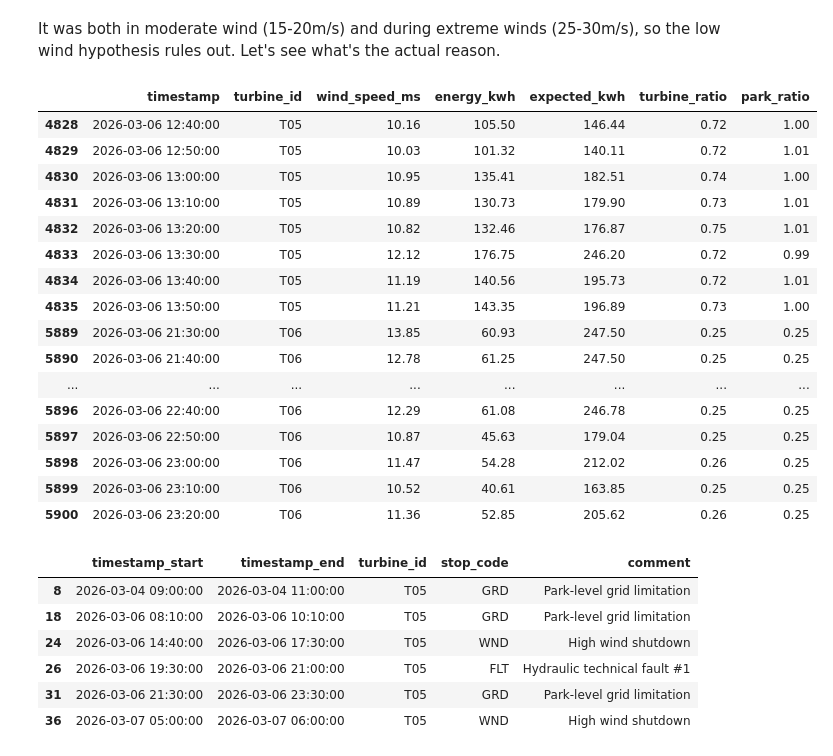
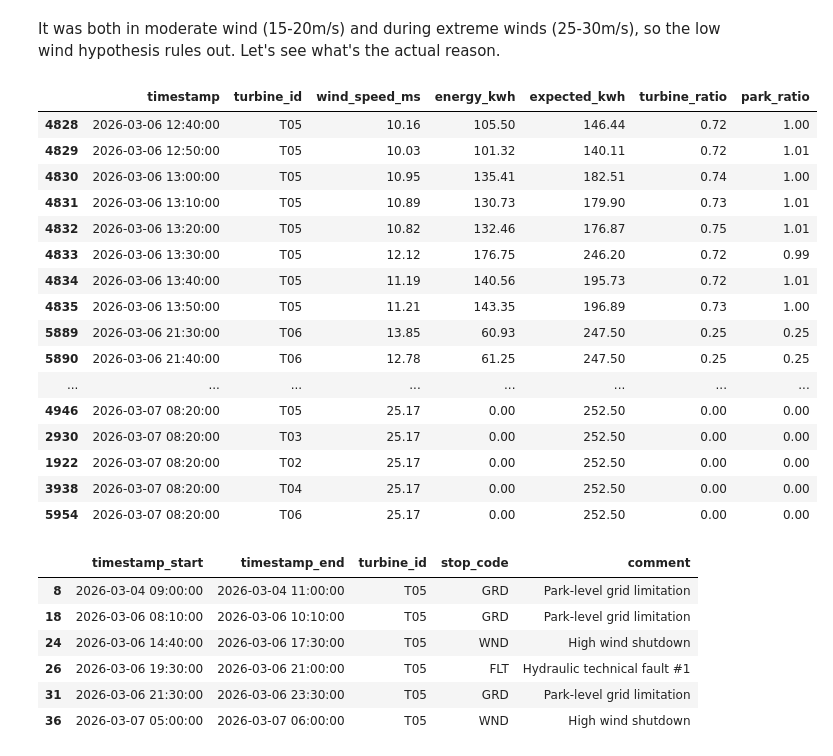
Before and after one commit to Marta-T/Data_Analysis_HW_Task, a Jupyter notebook: notebook/analysis.ipynb, the cells around one changed output. Cells and saved outputs as stored; diff of their text form; code cells hidden in the pictures.

```diff
--- a/notebook/analysis.ipynb
+++ b/notebook/analysis.ipynb
@@ -92,8 +94,17 @@ from matplotlib.patches import Patch
 
 import warnings
 warnings.filterwarnings("ignore")
+# %%
+ROOT = Path.cwd() if (Path.cwd() / "data").exists() else Path.cwd().parent
+DATA = ROOT / "data"
+FIGS = ROOT / "reports" / "figures"
+FIGS.mkdir(parents=True, exist_ok=True)
+
+df_prod = pd.read_csv(DATA / "production.csv", parse_dates=["timestamp"])
+df_weather = pd.read_csv(DATA / "weather.csv", parse_dates=["timestamp"])
+df_stops = pd.read_csv(DATA / "stops_log.csv", parse_dates=["timestamp_start", "timestamp_end"])
+df_turb = pd.read_csv(DATA / "turbine_metadata.csv")
 # %%
-df_prod = pd.read_csv("./production.csv", parse_dates=["timestamp"])
 df_prod.head()
 # %% [output]
 |  | timestamp | turbine_id | energy_kwh |
@@ -103,7 +114,6 @@ df_prod.head()
 | 3 | 2026-03-01 00:30:00 | T01 | 132.86 |
 | 4 | 2026-03-01 00:40:00 | T01 | 237.53 |
 # %%
-df_stops = pd.read_csv("./stops_log.csv", parse_dates=["timestamp_start", "timestamp_end"])
 df_stops.head()
 # %% [output]
 |  | timestamp_start | timestamp_end | turbine_id | stop_code | comment |
@@ -131,7 +140,6 @@ df_turb.sort_values(by="last_service_days_ago")
 | 5 | T06 | AlphaWind | LT | V112 | 65 |
 | 3 | T04 | AlphaWind | LT | V112 | 120 |
 # %%
-df_weather = pd.read_csv("./weather.csv", parse_dates=["timestamp"])
 df_weather.head()
 # %% [output]
 |  | timestamp | wind_speed_ms |
@@ -699,35 +707,35 @@ It was both in moderate wind (15-20m/s) and during extreme winds (25-30m/s), so
 # %%
 u = data[data["cause"] == "Unexplained"].copy()
 
 u["turbine_ratio"] = u["energy_kwh"] / u["expected_kwh"]
 
 totals = data.groupby("timestamp")[["energy_kwh", "expected_kwh"]].sum()
 u = u.join(totals, on="timestamp", rsuffix="_park")
 u["park_ratio"] = ((u["energy_kwh_park"] - u["energy_kwh"]) /
                    (u["expected_kwh_park"] - u["expected_kwh"]))
 u = u.drop(columns=["energy_kwh_park", "expected_kwh_park"])
 
-mid = u[u["wind_speed_ms"].between(10, 15)]
-mid.sort_values("timestamp")[["timestamp", "turbine_id", "wind_speed_ms",
-                              "energy_kwh", "expected_kwh", "turbine_ratio", "park_ratio"]].round(2)
+both = u[u["wind_speed_ms"].between(10, 15) | u["wind_speed_ms"].between(25, 30)]
+both.sort_values("timestamp")[["timestamp", "turbine_id", "wind_speed_ms",
+                               "energy_kwh", "expected_kwh", "turbine_ratio", "park_ratio"]].round(2)
 # %% [output]
 |  | timestamp | turbine_id | wind_speed_ms | energy_kwh | expected_kwh | turbine_ratio | park_ratio |
 | 4828 | 2026-03-06 12:40:00 | T05 | 10.16 | 105.50 | 146.44 | 0.72 | 1.00 |
 | 4829 | 2026-03-06 12:50:00 | T05 | 10.03 | 101.32 | 140.11 | 0.72 | 1.01 |
 | 4830 | 2026-03-06 13:00:00 | T05 | 10.95 | 135.41 | 182.51 | 0.74 | 1.00 |
 | 4831 | 2026-03-06 13:10:00 | T05 | 10.89 | 130.73 | 179.90 | 0.73 | 1.01 |
 | 4832 | 2026-03-06 13:20:00 | T05 | 10.82 | 132.46 | 176.87 | 0.75 | 1.01 |
 | 4833 | 2026-03-06 13:30:00 | T05 | 12.12 | 176.75 | 246.20 | 0.72 | 0.99 |
 | 4834 | 2026-03-06 13:40:00 | T05 | 11.19 | 140.56 | 195.73 | 0.72 | 1.01 |
 | 4835 | 2026-03-06 13:50:00 | T05 | 11.21 | 143.35 | 196.89 | 0.73 | 1.00 |
 | 5889 | 2026-03-06 21:30:00 | T06 | 13.85 | 60.93 | 247.50 | 0.25 | 0.25 |
 | 5890 | 2026-03-06 21:40:00 | T06 | 12.78 | 61.25 | 247.50 | 0.25 | 0.25 |
 | ... | ... | ... | ... | ... | ... | ... | ... |
-| 5896 | 2026-03-06 22:40:00 | T06 | 12.29 | 61.08 | 246.78 | 0.25 | 0.25 |
-| 5897 | 2026-03-06 22:50:00 | T06 | 10.87 | 45.63 | 179.04 | 0.25 | 0.25 |
-| 5898 | 2026-03-06 23:00:00 | T06 | 11.47 | 54.28 | 212.02 | 0.26 | 0.25 |
-| 5899 | 2026-03-06 23:10:00 | T06 | 10.52 | 40.61 | 163.85 | 0.25 | 0.25 |
-| 5900 | 2026-03-06 23:20:00 | T06 | 11.36 | 52.85 | 205.62 | 0.26 | 0.25 |
+| 4946 | 2026-03-07 08:20:00 | T05 | 25.17 | 0.00 | 252.50 | 0.00 | 0.00 |
+| 2930 | 2026-03-07 08:20:00 | T03 | 25.17 | 0.00 | 252.50 | 0.00 | 0.00 |
+| 1922 | 2026-03-07 08:20:00 | T02 | 25.17 | 0.00 | 252.50 | 0.00 | 0.00 |
+| 3938 | 2026-03-07 08:20:00 | T04 | 25.17 | 0.00 | 252.50 | 0.00 | 0.00 |
+| 5954 | 2026-03-07 08:20:00 | T06 | 25.17 | 0.00 | 252.50 | 0.00 | 0.00 |
 # %%
 df_stops[df_stops["turbine_id"] == "T05"].sort_values("timestamp_start")
 # %% [output]
```
Also changed, not shown: parts of 23 cells of this notebook.
